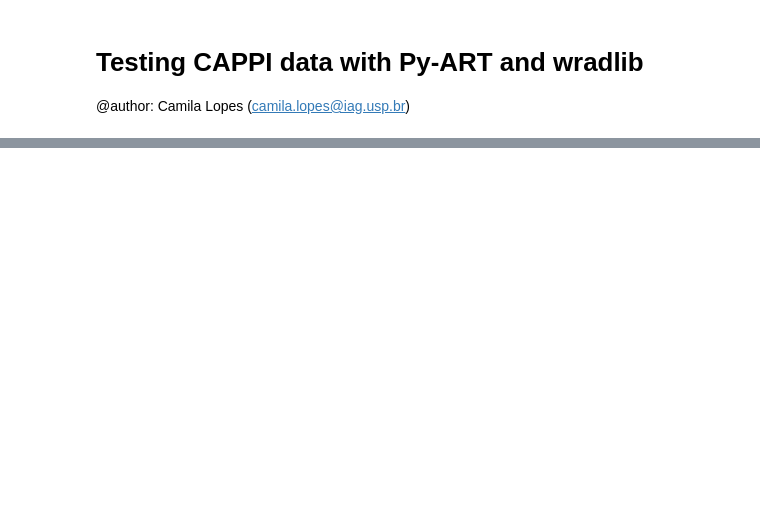
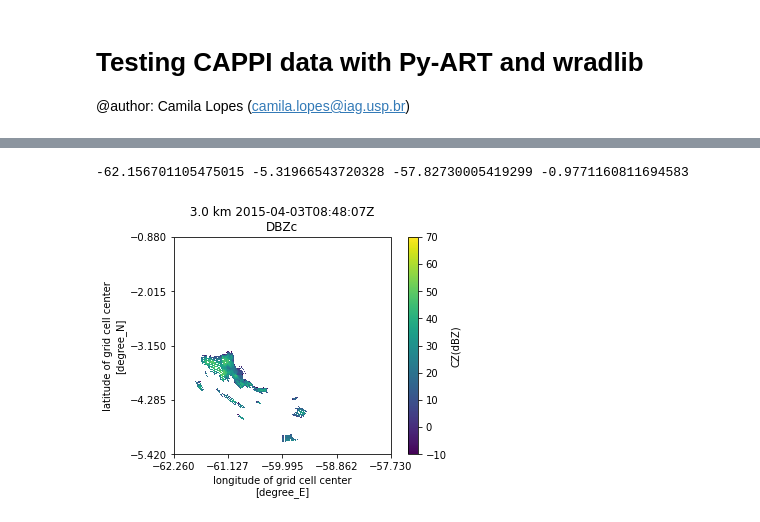
Before and after one commit to cclopes/amazon-storms-aerosols, a Jupyter notebook: radar_processing/test_cappis.ipynb, the cells around one changed output, grey strips where cells are left out. Saved outputs shown, nothing was run; the diff lists cells and outputs as text; code cells hidden in the pictures; blank space fills up the shorter version.

```diff
--- a/radar_processing/test_cappis.ipynb
+++ b/radar_processing/test_cappis.ipynb
@@ -106,3 +185,17 @@ gl.xformatter = LONGITUDE_FORMATTER
 gl.yformatter = LATITUDE_FORMATTER
 display.plot_range_rings([50, 100, 150, 200, 250], ax=ax, col="black", lw=1)
 plt.savefig("figs/sipam_range_rings.png", dpi=300, bbox_inches="tight")
+# %%
+cappi = read_sipam_cappi("../data/radar/sipam_manaus/arm_cappi/2015-04/20150403/sbmn_cappi_20150403_084807.nc")
+dset = netCDF4.Dataset("../data/radar/sipam_manaus/arm_cappi/2015-04/20150403/sbmn_cappi_20150403_084807.nc")
+wset = wrl.io.read_generic_netcdf("../data/radar/sipam_manaus/arm_cappi/2015-04/20150403/sbmn_cappi_20150403_084807.nc")
+# %%
+print(cappi.get_point_longitude_latitude()[0].min(),
+        cappi.get_point_longitude_latitude()[1].min(),
+        cappi.get_point_longitude_latitude()[0].max(),
+        cappi.get_point_longitude_latitude()[1].max())
+display = pyart.graph.GridMapDisplay(cappi)
+display.plot_grid("DBZc", level=5, vmin=-10, vmax=70, imshow=True)
+# %% [output]
+-62.156701105475015 -5.31966543720328 -57.82730005419299 -0.9771160811694583
+[figure, added]
```
Also changed, not shown: parts of 13 cells of this notebook, 4 other files.
